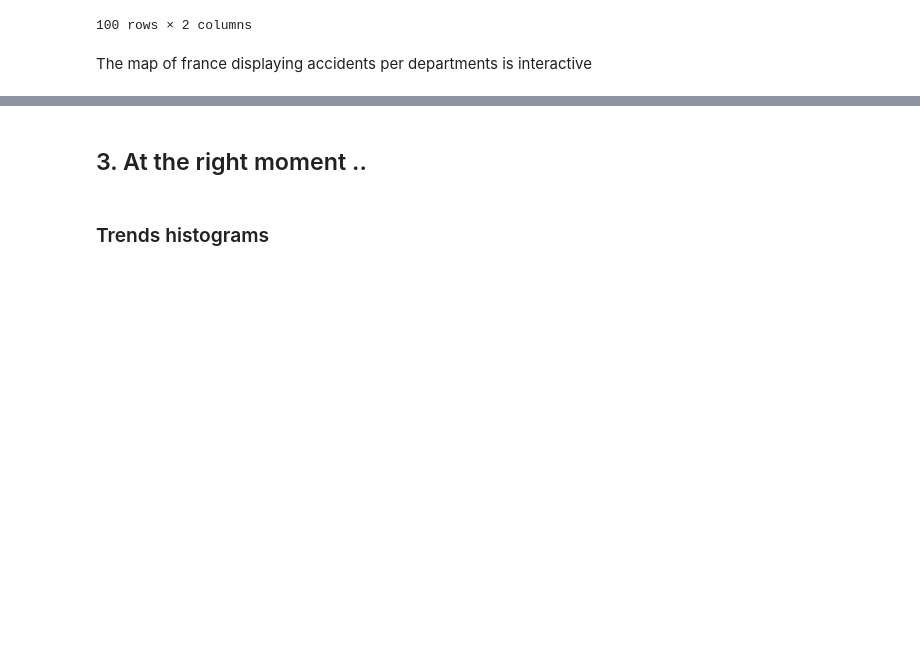
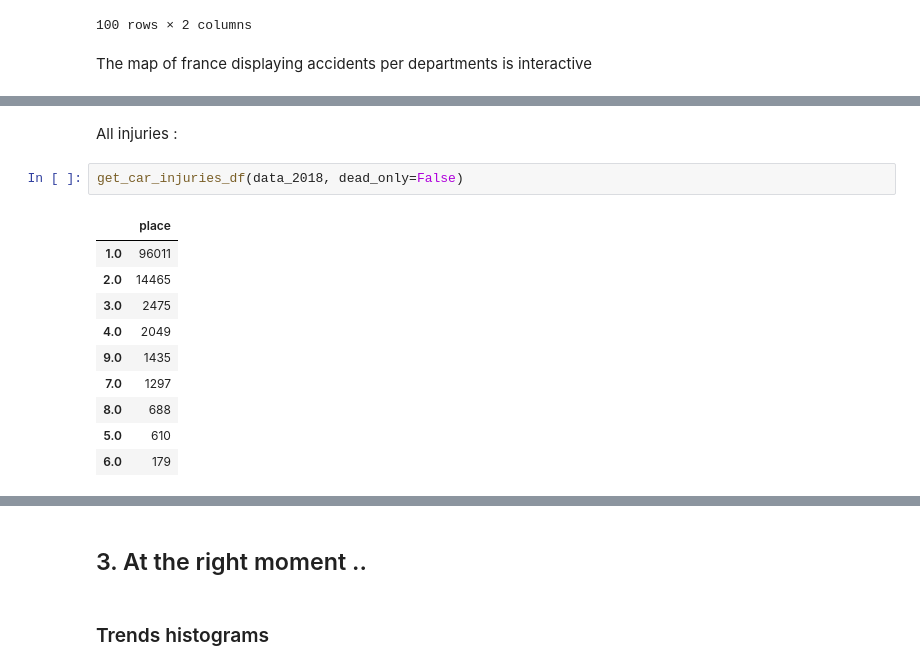
Before and after one commit to sinitame/epfl-ada-project, a Jupyter notebook: notebooks/milestone-2.ipynb, the cells around one changed output, grey strips where cells are left out. Cells and saved outputs as stored; diff of their text form; blank space fills up the shorter version.

```diff
--- a/notebooks/milestone-2.ipynb
+++ b/notebooks/milestone-2.ipynb
@@ -195,0 +200,15 @@ The map of france displaying accidents per departments is interactive
+# %% [markdown]
+All injuries :
+# %%
+get_car_injuries_df(data_2018, dead_only=False)
+# %% [output]
+|  | place |
+| 1.0 | 96011 |
+| 2.0 | 14465 |
+| 3.0 | 2475 |
+| 4.0 | 2049 |
+| 9.0 | 1435 |
+| 7.0 | 1297 |
+| 8.0 | 688 |
+| 5.0 | 610 |
+| 6.0 | 179 |
```
Also changed, not shown: parts of 5 cells of this notebook, 2 other files.
